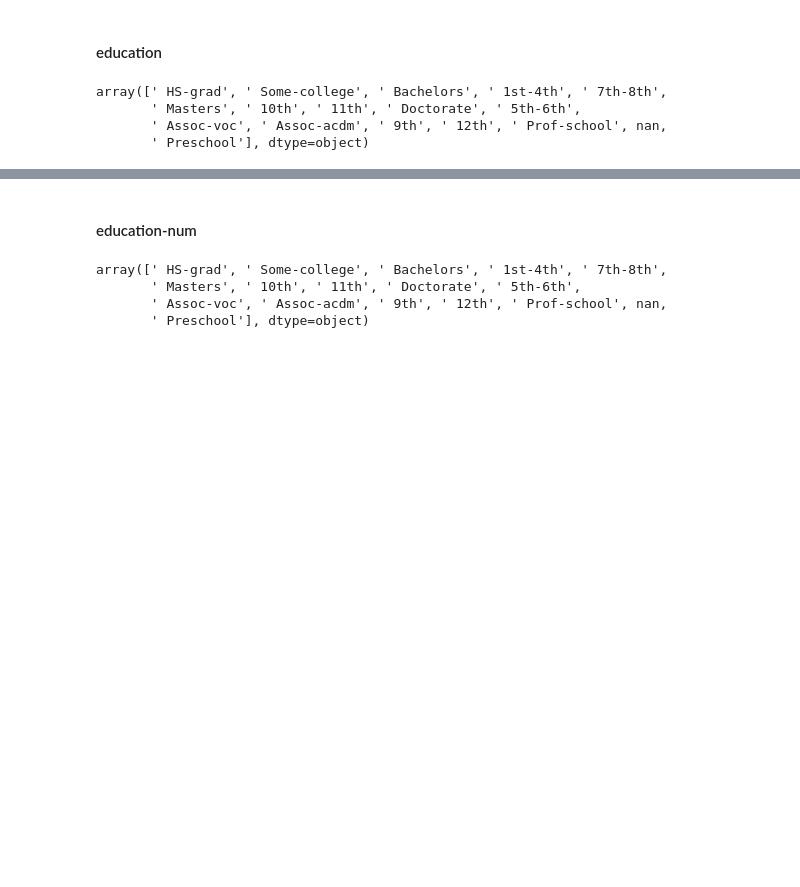
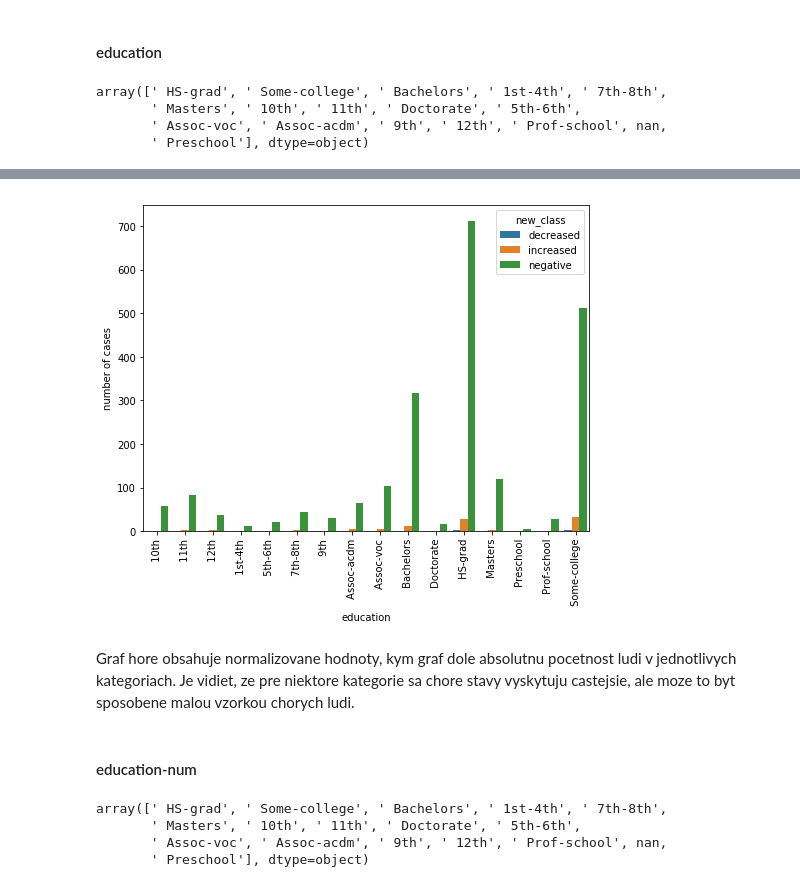
Before and after one commit to Pomichal/pr1_IAU, a Jupyter notebook: Projekt1.ipynb, the cells around one changed output, grey strips where cells are left out. Cells and saved outputs as stored; diff of their text form; code cells hidden in the pictures; blank space fills up the shorter version.

```diff
--- a/Projekt1.ipynb
+++ b/Projekt1.ipynb
@@ -570,3 +613,9 @@ a = analyze_cat(other_train['education'],other_train['new_class'])
+# %%
+tab = analyze_cat(other_train['education'],other_train['new_class'], norm=False, rename='number of cases')
+# %% [output]
+[figure, added]
+# %% [markdown]
+Graf hore obsahuje normalizovane hodnoty, kym graf dole absolutnu pocetnost ludi v jednotlivych kategoriach. Je vidiet, ze pre niektore kategorie sa chore stavy vyskytuju castejsie, ale moze to byt sposobene malou vzorkou chorych ludi.
 # %% [markdown]
 #### education-num
 # %%
```
Also changed, not shown: parts of 25 cells of this notebook.
